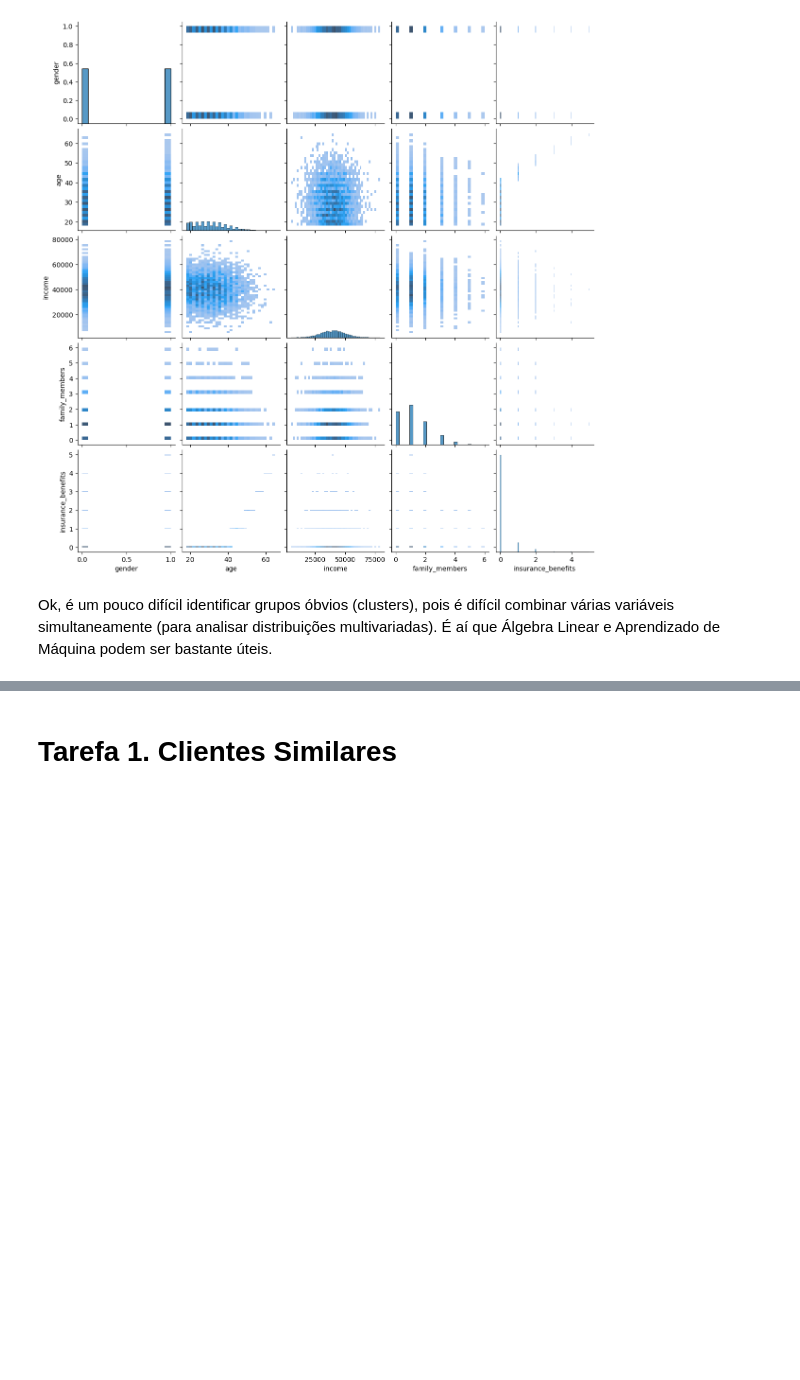
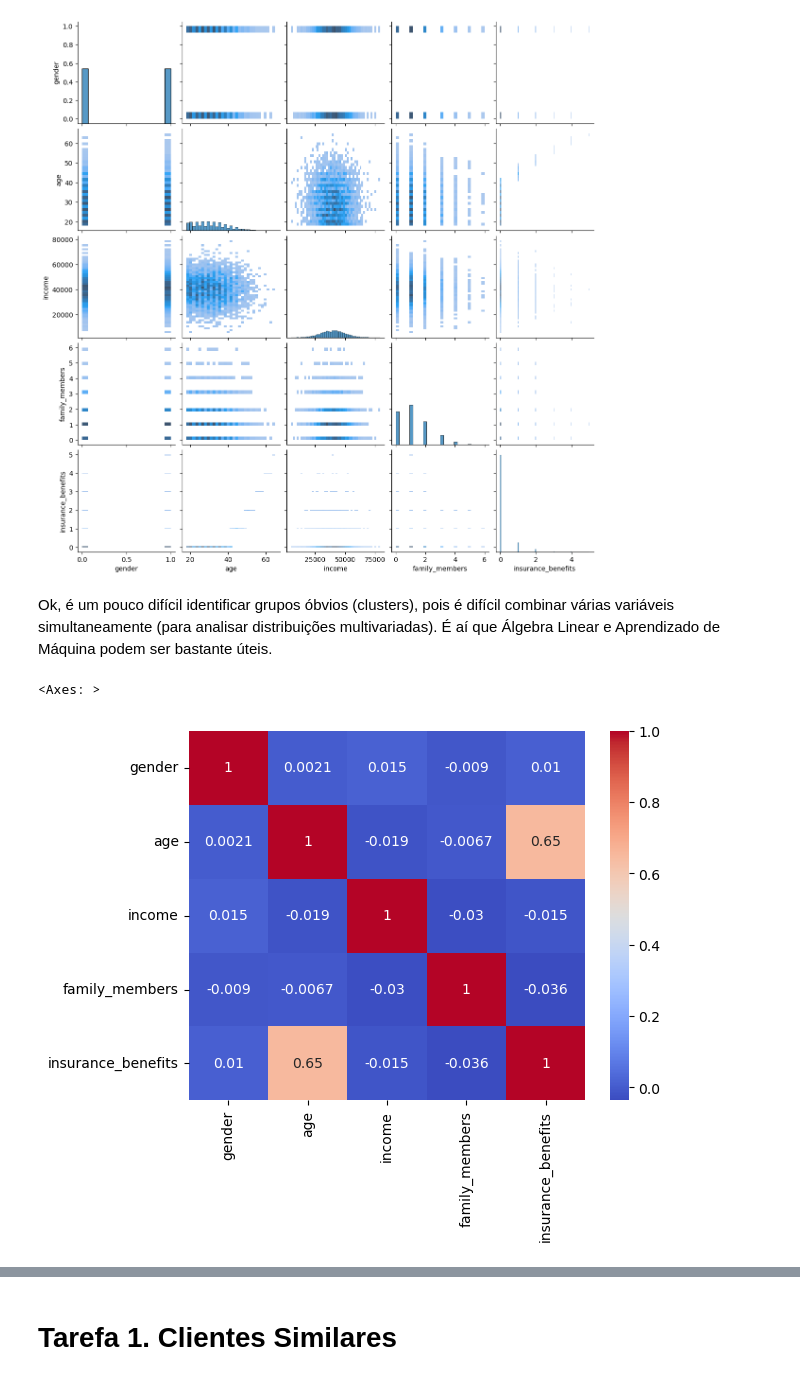
Before and after one commit to FSzekut/vetorizacao, a Jupyter notebook: Notebooks/vetorization_regeression.ipynb, the cells around one changed output, grey strips where cells are left out. Cells and saved outputs as stored; diff of their text form; code cells hidden in the pictures; blank space fills up the shorter version.

```diff
--- a/Notebooks/vetorization_regeression.ipynb
+++ b/Notebooks/vetorization_regeression.ipynb
@@ -102,3 +108,8 @@ g.fig.set_size_inches(12, 12)
 [figure]
 # %% [markdown]
 Ok, é um pouco difícil identificar grupos óbvios (clusters), pois é difícil combinar várias variáveis simultaneamente (para analisar distribuições multivariadas). É aí que Álgebra Linear e Aprendizado de Máquina podem ser bastante úteis.
+# %%
+sns.heatmap(df.corr(), annot=True, cmap='coolwarm')
+# %% [output]
+<Axes: >
+[figure, added]
```
Also changed, not shown: parts of 27 cells of this notebook.
